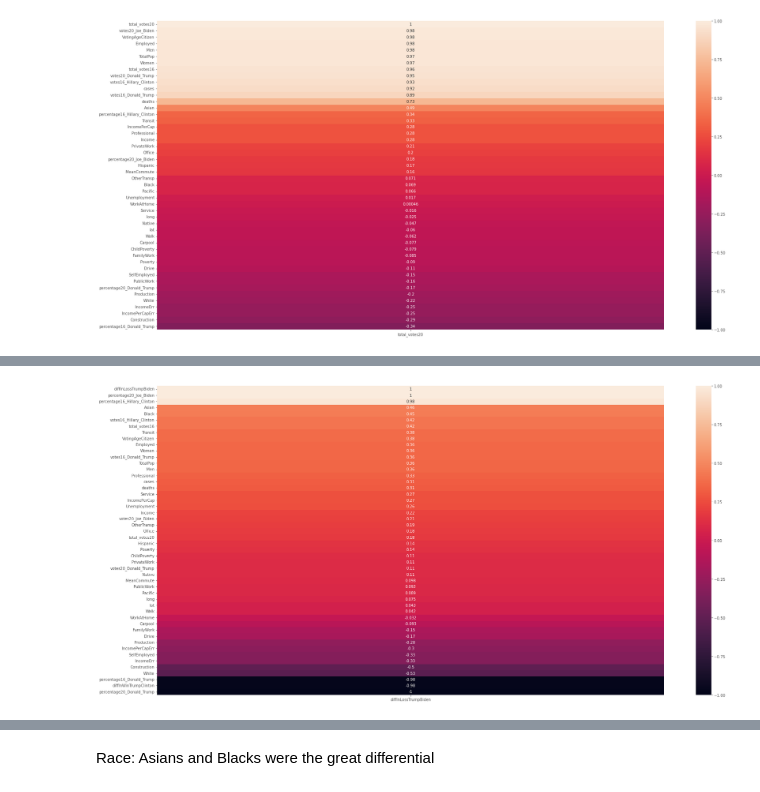
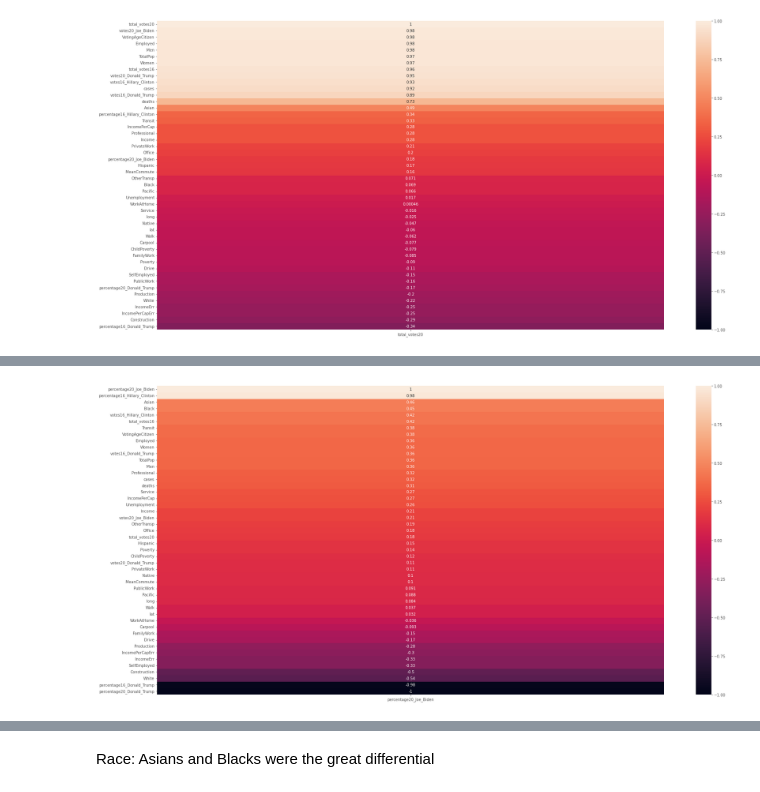
Before and after one commit to kandalkarankita/Arima_HDSC_winter_2022, a Jupyter notebook: Arima_Project.ipynb, the cells around one changed output, grey strips where cells are left out. Drawn from its saved outputs; the diff is of its cells as text; code cells hidden in the pictures.

```diff
--- a/Arima_Project.ipynb
+++ b/Arima_Project.ipynb
@@ -456,3 +412,0 @@ Employed persons was the biggest factor that affected the 2020 elections
-# %%
-df['diffInWinTrumpClinton'] = df['percentage16_Donald_Trump']- df['percentage16_Hillary_Clinton']
-df['diffInLossTrumpBiden'] = df['percentage20_Joe_Biden'] - df['percentage20_Donald_Trump']
@@ -463,4 +419,4 @@ sns.heatmap(df.corr()[['diffInWinTrumpClinton']].sort_values('diffInWinTrumpClin
 # %%
-sns.heatmap(df.corr()[['diffInLossTrumpBiden']].sort_values('diffInLossTrumpBiden').tail(100), vmax=1, vmin=-1, annot=True).invert_yaxis()
+sns.heatmap(df.corr()[['percentage20_Joe_Biden']].sort_values('percentage20_Joe_Biden').tail(100), vmax=1, vmin=-1, annot=True).invert_yaxis()
 # %% [output]
-[figure, old version]
+[figure, new version]
```
Also changed, not shown: parts of 12 cells of this notebook.
